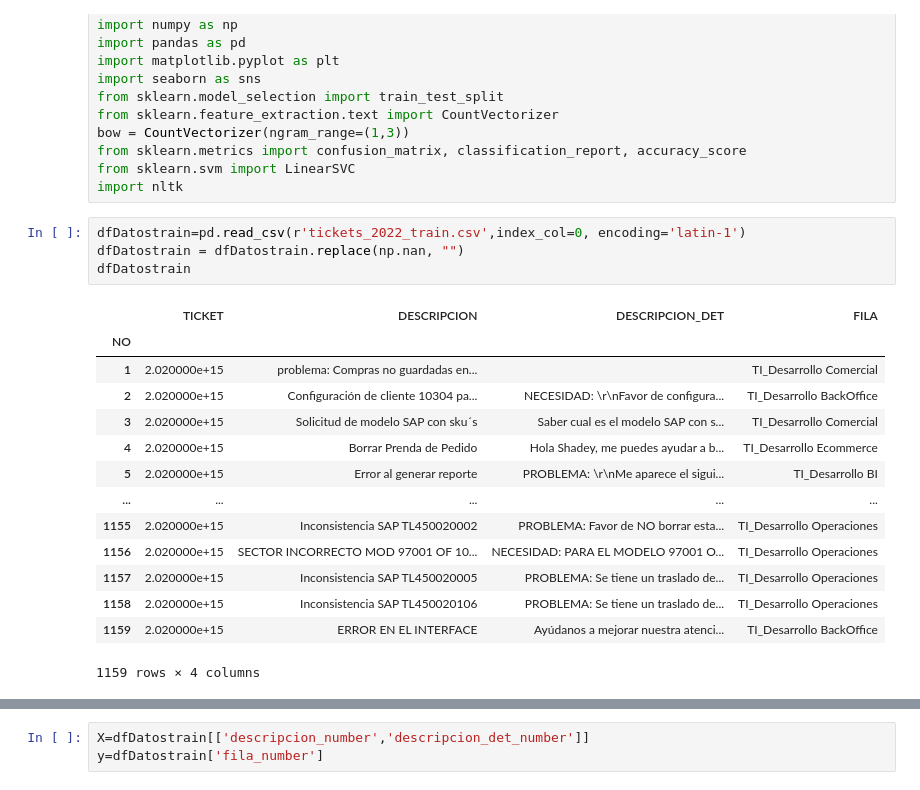
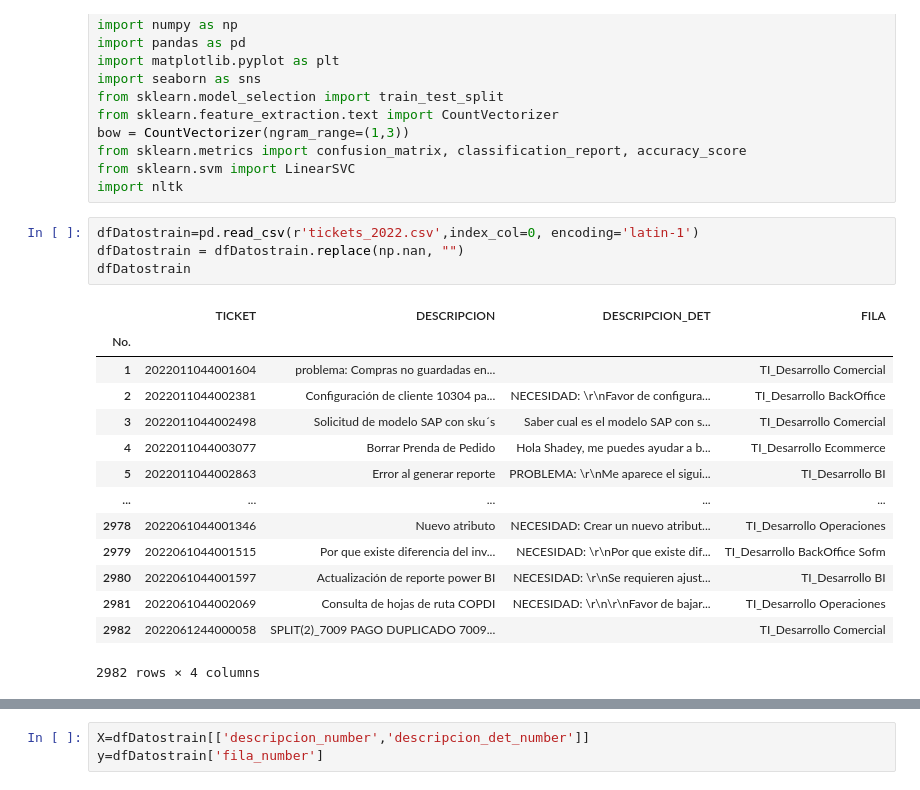
Before and after one commit to tehernandez/MIA_Actividades, a Jupyter notebook: Proyecto_MIA_ClasificaciónTickets.ipynb, the cells around one changed output, grey strips where cells are left out. Cells and saved outputs as stored; diff of their text form.

```diff
--- a/Proyecto_MIA_ClasificaciónTickets.ipynb
+++ b/Proyecto_MIA_ClasificaciónTickets.ipynb
@@ -27,21 +38,21 @@ from sklearn.metrics import confusion_matrix, classification_report, accuracy_sc
 from sklearn.svm import LinearSVC
 import nltk
 # %%
-dfDatostrain=pd.read_csv(r'tickets_2022_train.csv',index_col=0, encoding='latin-1')
+dfDatostrain=pd.read_csv(r'tickets_2022.csv',index_col=0, encoding='latin-1')
 dfDatostrain = dfDatostrain.replace(np.nan, "")
 dfDatostrain
 # %% [output]
 |  | TICKET | DESCRIPCION | DESCRIPCION_DET | FILA |
-| NO |  |  |  |  |
-| 1 | 2.020000e+15 | problema: Compras no guardadas en... |  | TI_Desarrollo Comercial |
-| 2 | 2.020000e+15 | Configuración de cliente 10304 pa... | NECESIDAD: \r\nFavor de configura... | TI_Desarrollo BackOffice |
-| 3 | 2.020000e+15 | Solicitud de modelo SAP con sku´s | Saber cual es el modelo SAP con s... | TI_Desarrollo Comercial |
-| 4 | 2.020000e+15 | Borrar Prenda de Pedido | Hola Shadey, me puedes ayudar a b... | TI_Desarrollo Ecommerce |
-| 5 | 2.020000e+15 | Error al generar reporte | PROBLEMA: \r\nMe aparece el sigui... | TI_Desarrollo BI |
+| No. |  |  |  |  |
+| 1 | 2022011044001604 | problema: Compras no guardadas en... |  | TI_Desarrollo Comercial |
+| 2 | 2022011044002381 | Configuración de cliente 10304 pa... | NECESIDAD: \r\nFavor de configura... | TI_Desarrollo BackOffice |
+| 3 | 2022011044002498 | Solicitud de modelo SAP con sku´s | Saber cual es el modelo SAP con s... | TI_Desarrollo Comercial |
+| 4 | 2022011044003077 | Borrar Prenda de Pedido | Hola Shadey, me puedes ayudar a b... | TI_Desarrollo Ecommerce |
+| 5 | 2022011044002863 | Error al generar reporte | PROBLEMA: \r\nMe aparece el sigui... | TI_Desarrollo BI |
 | ... | ... | ... | ... | ... |
-| 1155 | 2.020000e+15 | Inconsistencia SAP TL450020002 | PROBLEMA: Favor de NO borrar esta... | TI_Desarrollo Operaciones |
-| 1156 | 2.020000e+15 | SECTOR INCORRECTO MOD 97001 OF 10... | NECESIDAD: PARA EL MODELO 97001 O... | TI_Desarrollo Operaciones |
-| 1157 | 2.020000e+15 | Inconsistencia SAP TL450020005 | PROBLEMA: Se tiene un traslado de... | TI_Desarrollo Operaciones |
-| 1158 | 2.020000e+15 | Inconsistencia SAP TL450020106 | PROBLEMA: Se tiene un traslado de... | TI_Desarrollo Operaciones |
-| 1159 | 2.020000e+15 | ERROR EN EL INTERFACE | Ayúdanos a mejorar nuestra atenci... | TI_Desarrollo BackOffice |
+| 2978 | 2022061044001346 | Nuevo atributo | NECESIDAD: Crear un nuevo atribut... | TI_Desarrollo Operaciones |
+| 2979 | 2022061044001515 | Por que existe diferencia del inv... | NECESIDAD: \r\nPor que existe dif... | TI_Desarrollo BackOffice Sofm |
+| 2980 | 2022061044001597 | Actualización de reporte power BI | NECESIDAD: \r\nSe requieren ajust... | TI_Desarrollo BI |
+| 2981 | 2022061044002069 | Consulta de hojas de ruta COPDI | NECESIDAD: \r\n\r\nFavor de bajar... | TI_Desarrollo Operaciones |
+| 2982 | 2022061244000058 | SPLIT(2)_7009 PAGO DUPLICADO 7009... |  | TI_Desarrollo Comercial |
-1159 rows × 4 columns
+2982 rows × 4 columns
```
Also changed, not shown: parts of 7 cells of this notebook.
